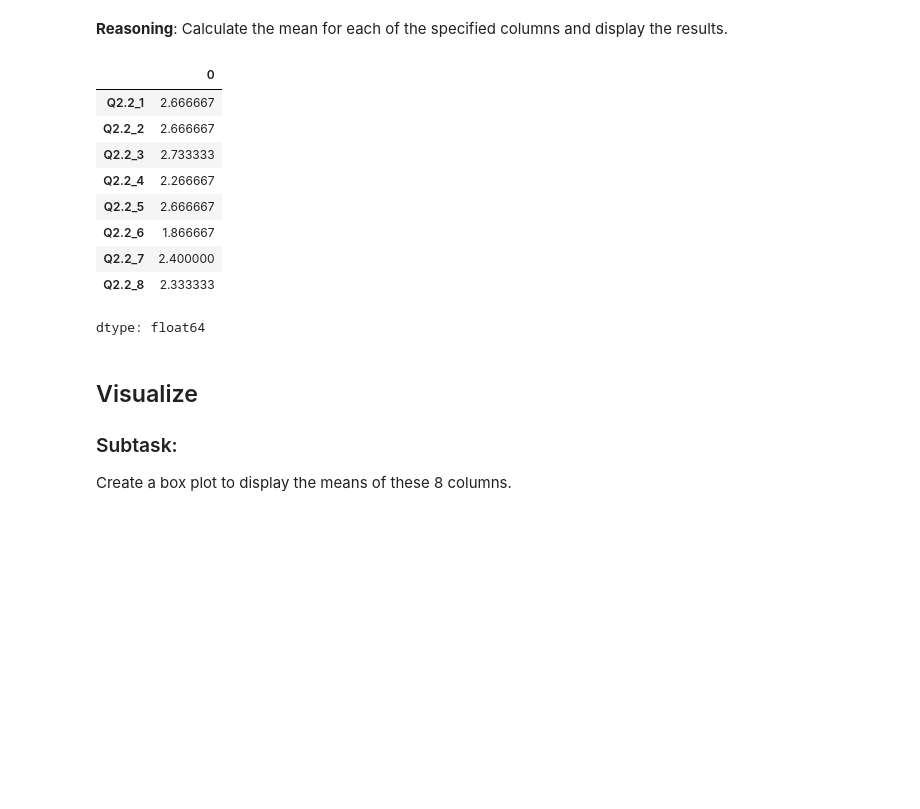
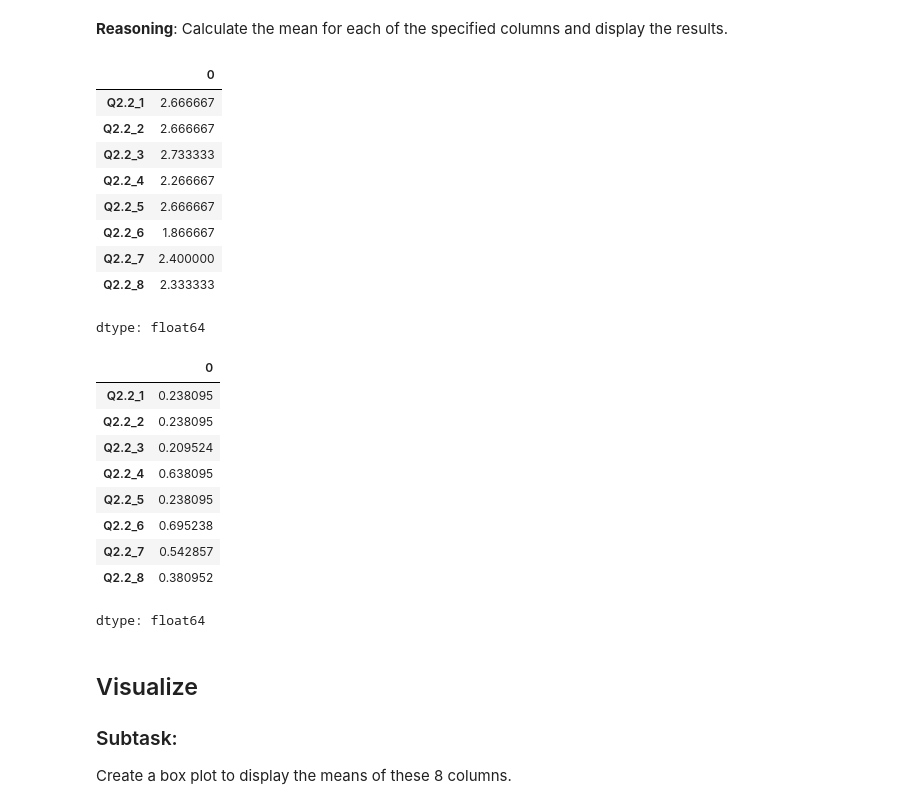
Before and after one commit to pineapple-666/Veritus-Augustin-Hackathon, a Jupyter notebook: notebook/Staff_Data_Descriptive.ipynb, the cells around one changed output. Drawn from its saved outputs; the diff is of its cells as text; code cells hidden in the pictures; blank space fills up the shorter version.

```diff
--- a/notebook/Staff_Data_Descriptive.ipynb
+++ b/notebook/Staff_Data_Descriptive.ipynb
@@ -137,18 +133,30 @@ Calculate the mean for each of the specified columns and display the results.
 # %%
 columns_to_analyze = ['Q2.2_1', 'Q2.2_2', 'Q2.2_3', 'Q2.2_4', 'Q2.2_5', 'Q2.2_6', 'Q2.2_7', 'Q2.2_8']
 column_means = staff[columns_to_analyze].mean()
+column_variances = staff[columns_to_analyze].var()
 display(column_means)
+display(column_variances)
 # %% [output]
 |  | 0 |
 | Q2.2_1 | 2.666667 |
 | Q2.2_2 | 2.666667 |
 | Q2.2_3 | 2.733333 |
 | Q2.2_4 | 2.266667 |
 | Q2.2_5 | 2.666667 |
 | Q2.2_6 | 1.866667 |
 | Q2.2_7 | 2.400000 |
 | Q2.2_8 | 2.333333 |
 dtype: float64
+|  | 0 |
+| Q2.2_1 | 0.238095 |
+| Q2.2_2 | 0.238095 |
+| Q2.2_3 | 0.209524 |
+| Q2.2_4 | 0.638095 |
+| Q2.2_5 | 0.238095 |
+| Q2.2_6 | 0.695238 |
+| Q2.2_7 | 0.542857 |
+| Q2.2_8 | 0.380952 |
+dtype: float64
 # %% [markdown]
 ## Visualize
 
```
Also changed, not shown: parts of 7 cells of this notebook.
